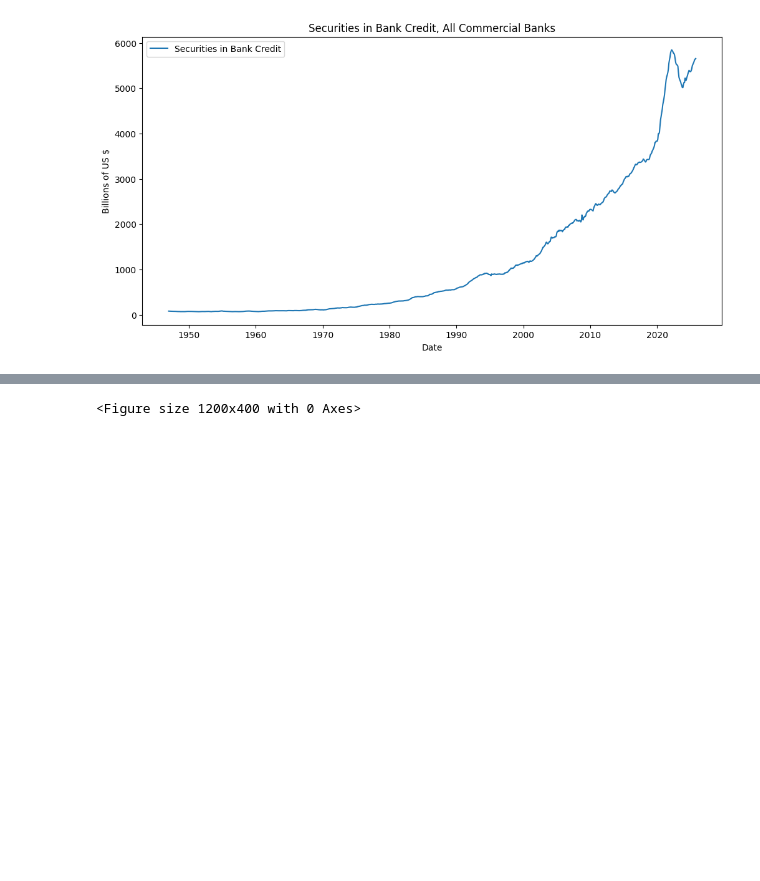
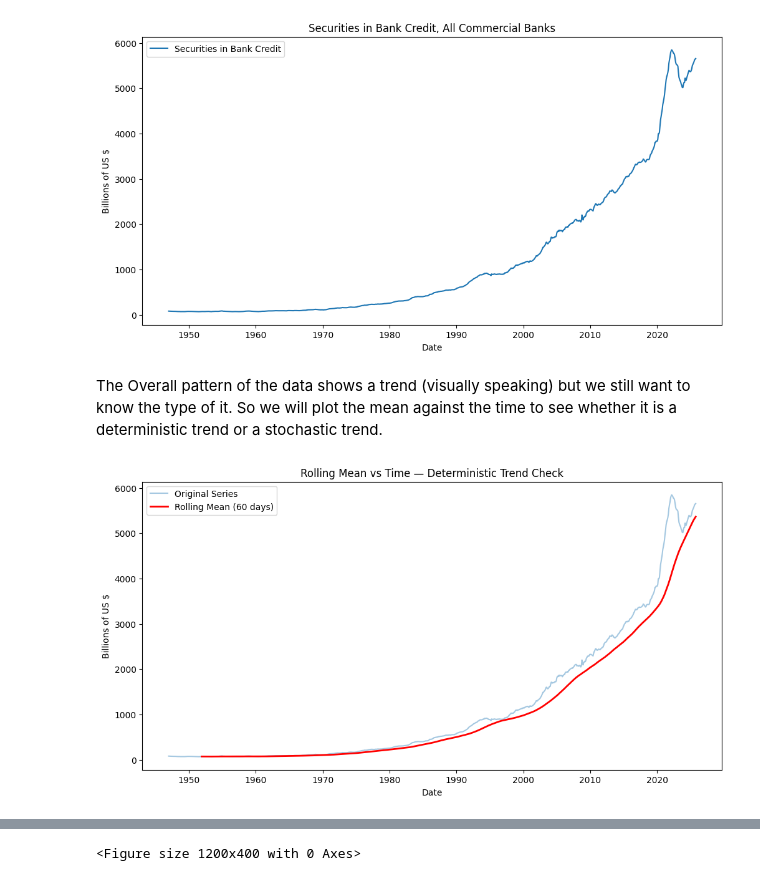
Before and after one commit to Yassmine-Yazidi-573/TSA-PROJECT-Forecasting-DFF, a Jupyter notebook: Script TSA 02.ipynb, the cells around one changed output, grey strips where cells are left out. Saved outputs shown, nothing was run; the diff lists cells and outputs as text; code cells hidden in the pictures; blank space fills up the shorter version.

```diff
--- a/Script TSA 02.ipynb
+++ b/Script TSA 02.ipynb
@@ -67,3 +69,22 @@ plt.legend()
 plt.show()
 # %% [output]
 [figure]
+# %% [markdown]
+The Overall pattern of the data shows a trend (visually speaking) but we still want to know the type of it. So we will plot the mean against the time to see whether it is a deterministic trend or a stochastic trend.
+# %%
+plt.figure(figsize=(12,6))
+
+# original series
+plt.plot(data['INVEST'], alpha=0.4, label='Original Series')
+
+# rolling mean (choose window depending on frequency — here ~60 days)
+rolling_mean = data['INVEST'].rolling(window=60).mean()
+plt.plot(rolling_mean, color='red', linewidth=2, label='Rolling Mean (60 days)')
+
+plt.title("Rolling Mean vs Time — Deterministic Trend Check")
+plt.xlabel("Date")
+plt.ylabel("Billions of US $")
+plt.legend()
+plt.show()
+# %% [output]
+[figure, added]
```
Also changed, not shown: parts of 31 cells of this notebook.
